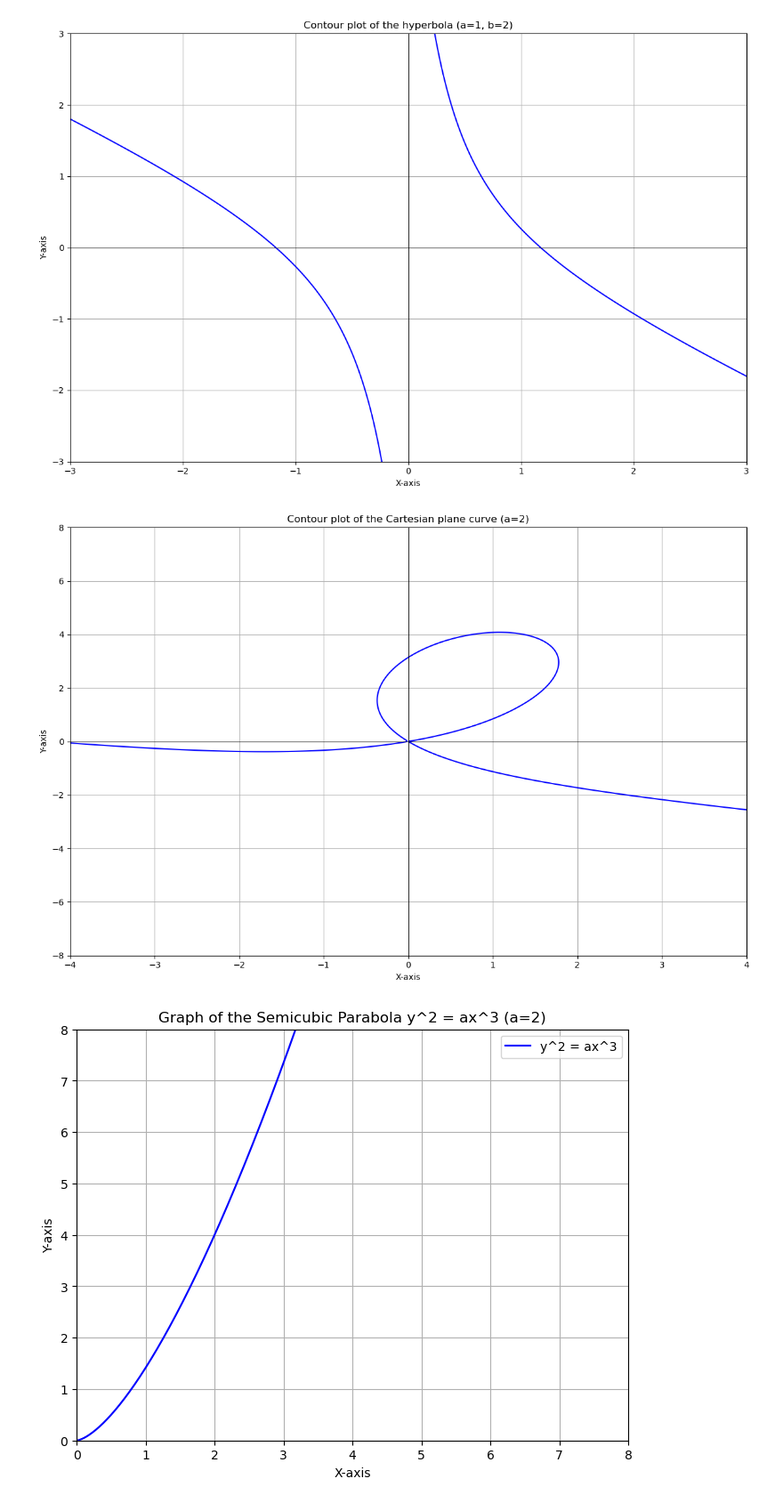
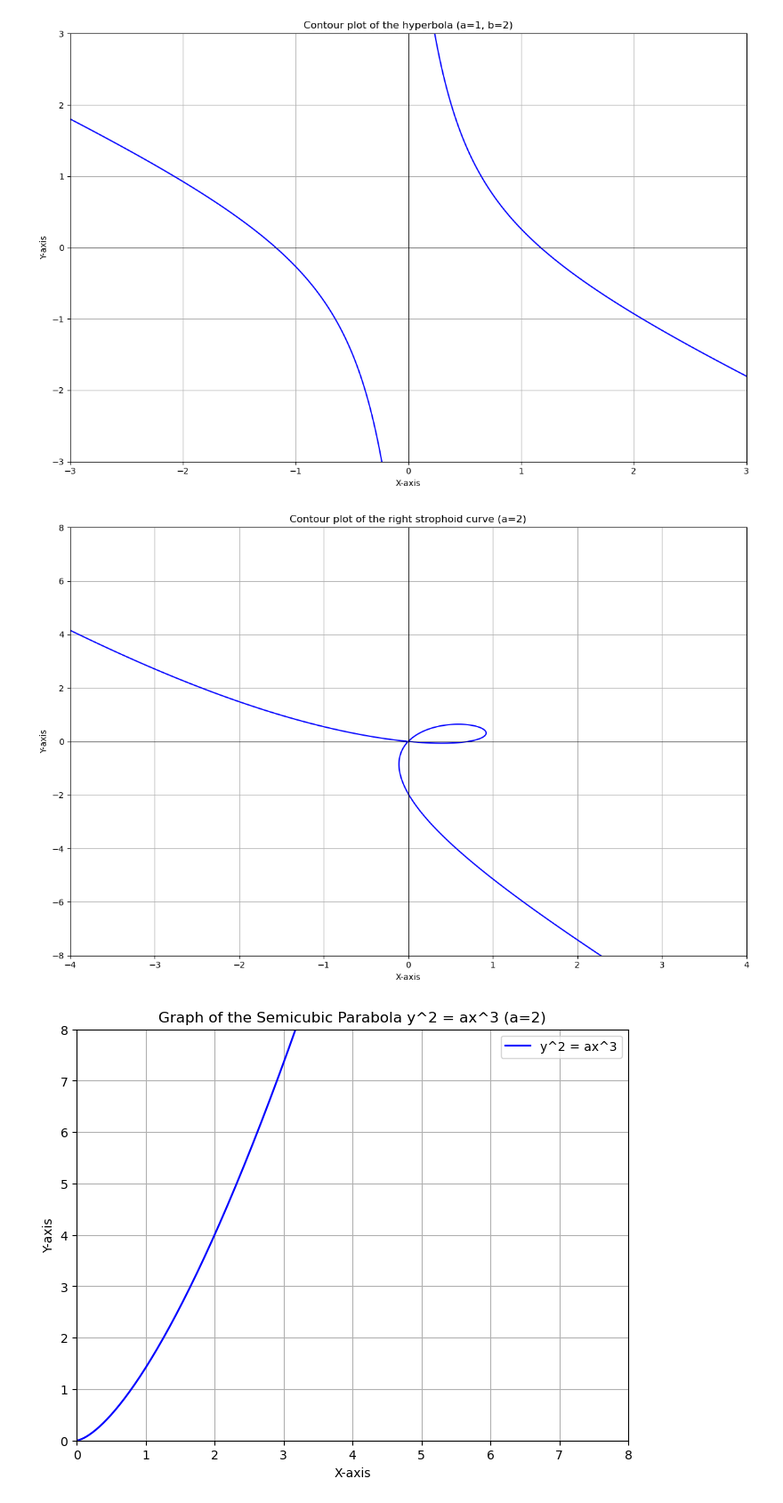
Before and after one commit to MartaHrudzynska/RR-SMP, a Jupyter notebook: example.ipynb, the cells around one changed output. Shown at 89% size. Saved outputs shown, nothing was run; the diff lists cells and outputs as text; code cells hidden in the pictures.

Commit message:
added right srtophoid to example

```diff
--- a/example.ipynb
+++ b/example.ipynb
@@ -99,13 +99,13 @@ curve.plot()
 # %% [output]
 [figure]
 # %%
-from quadcubicViz.thirdordercurves import CartesianPlane
+from quadcubicViz.thirdordercurves import RightStrophoid
 
-curve = CartesianPlane(2)
+curve = RightStrophoid(2)
 curve.rotate(28)
 curve.plot()
 # %% [output]
-[figure, old version]
+[figure, new version]
 # %%
 from quadcubicViz.thirdordercurves import SemicubicParabola
 
```
Also changed, not shown: parts of 1 cell of this notebook, 2 other files.
